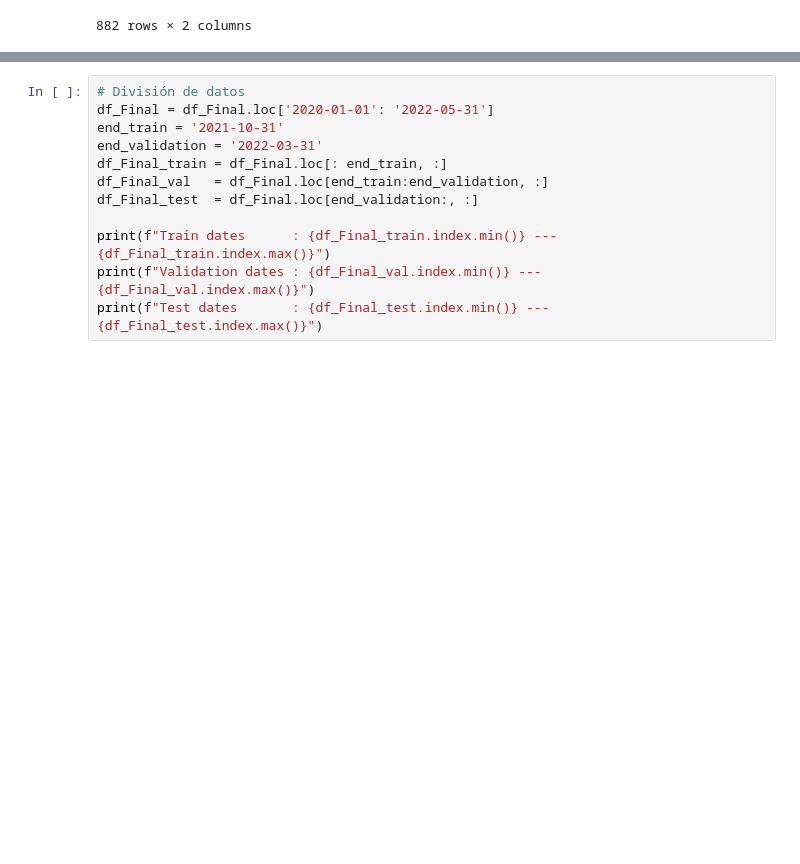
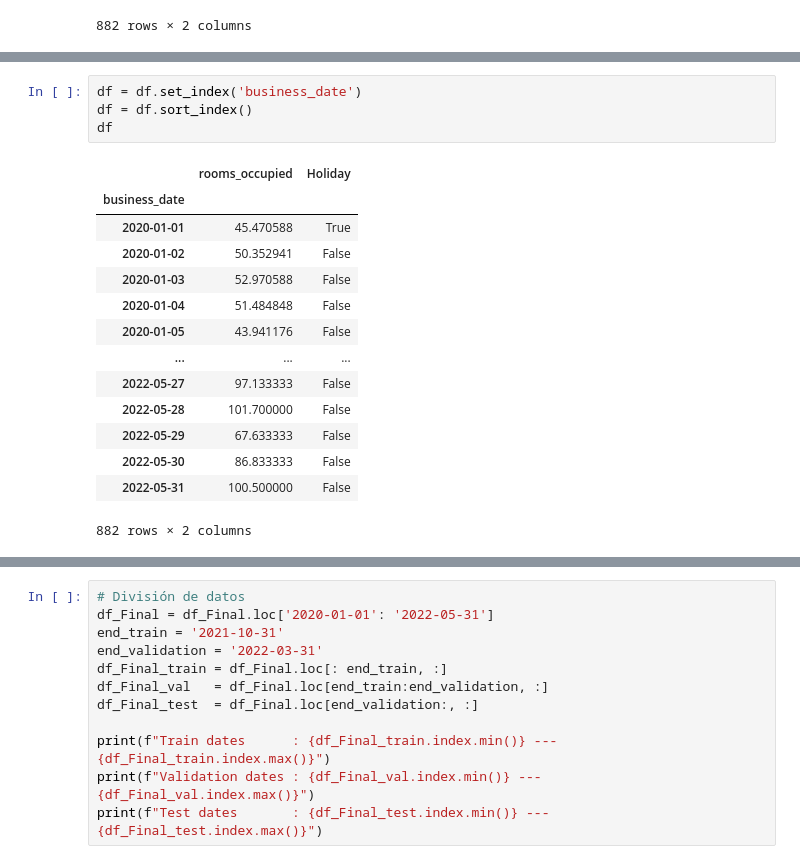
Before and after one commit to a01625364/prisma, a Jupyter notebook: ipynb/Evi2Ent3_Occupied_MXN.ipynb, the cells around one changed output, grey strips where cells are left out. Saved outputs shown, nothing was run; the diff lists cells and outputs as text; blank space fills up the shorter version.

```diff
--- a/ipynb/Evi2Ent3_Occupied_MXN.ipynb
+++ b/ipynb/Evi2Ent3_Occupied_MXN.ipynb
@@ -397,3 +358,22 @@ df
+# %%
+df = df.set_index('business_date')
+df = df.sort_index()
+df
+# %% [output]
+|  | rooms_occupied | Holiday |
+| business_date |  |  |
+| 2020-01-01 | 45.470588 | True |
+| 2020-01-02 | 50.352941 | False |
+| 2020-01-03 | 52.970588 | False |
+| 2020-01-04 | 51.484848 | False |
+| 2020-01-05 | 43.941176 | False |
+| ... | ... | ... |
+| 2022-05-27 | 97.133333 | False |
+| 2022-05-28 | 101.700000 | False |
+| 2022-05-29 | 67.633333 | False |
+| 2022-05-30 | 86.833333 | False |
+| 2022-05-31 | 100.500000 | False |
+882 rows × 2 columns
 # %%
 df['Holiday'].unique()
 # %% [output]
```
Also changed, not shown: parts of 10 cells of this notebook.
